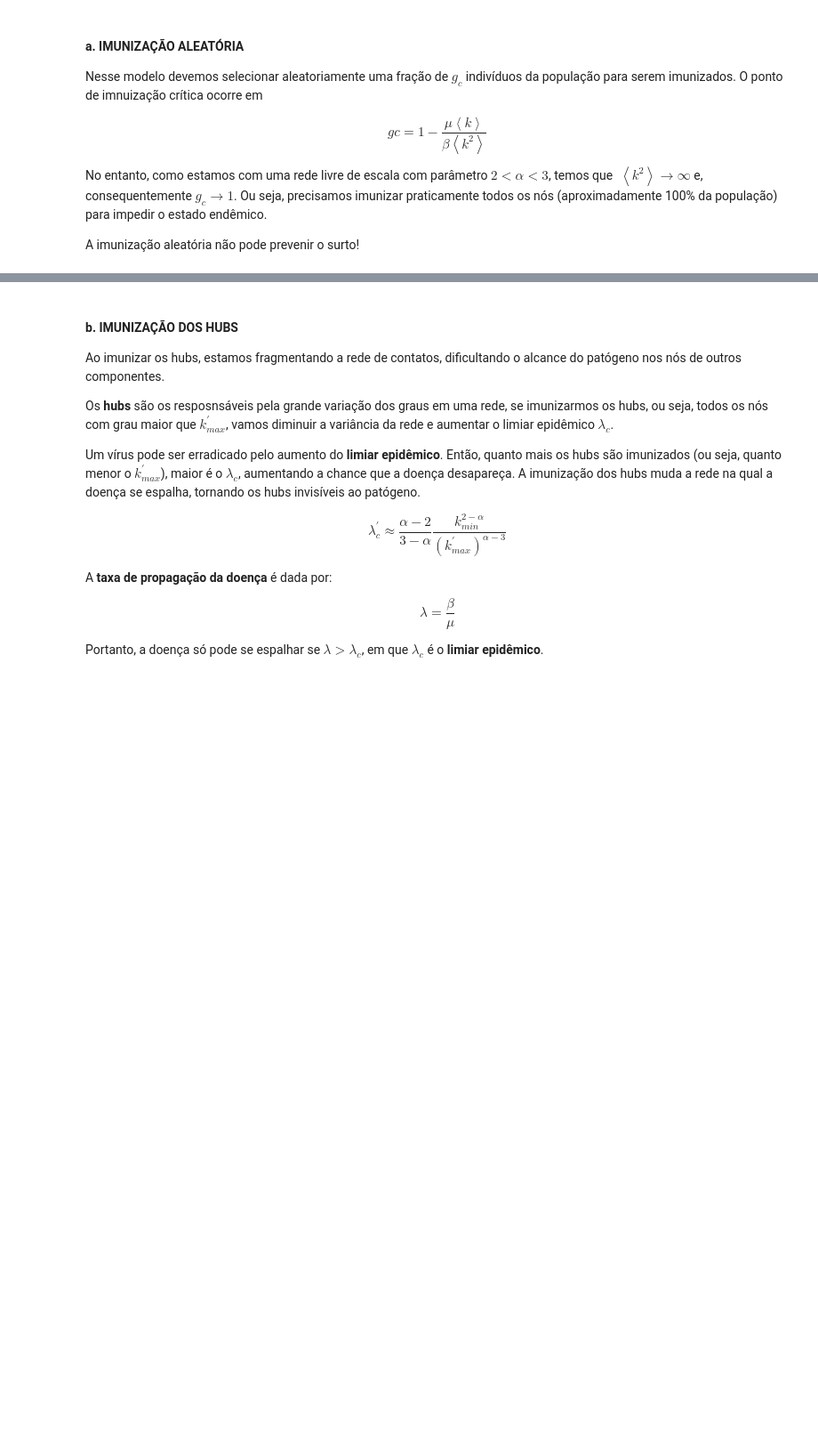
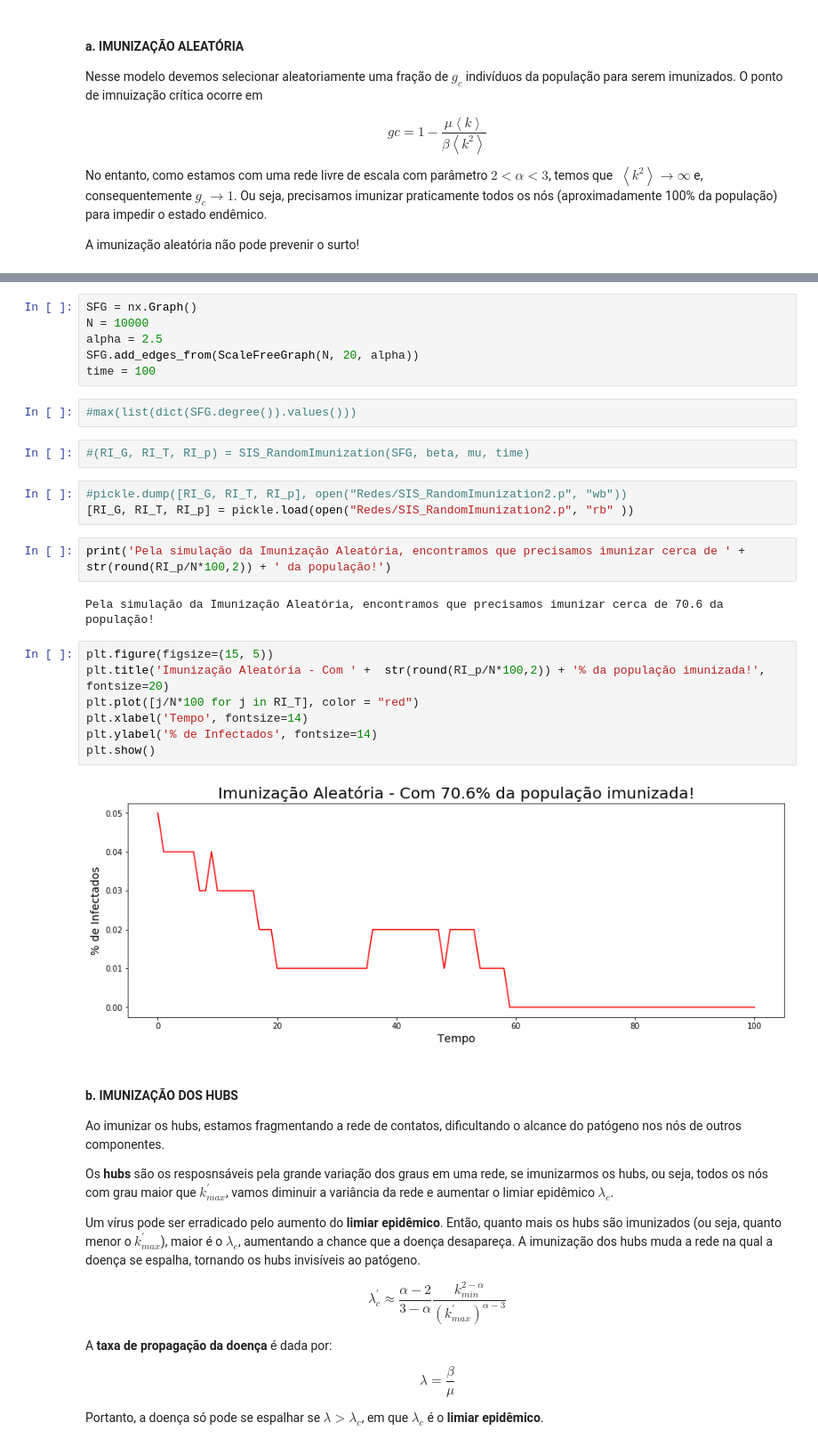
Before and after one commit to anacwagner/FGV_EMAp_Mestrado, a Jupyter notebook: Redes-Complexas-2019/Trabalho Redes - Respostas.ipynb, the cells around one changed output, grey strips where cells are left out. Shown at 89% size. Drawn from its saved outputs; the diff is of its cells as text; blank space fills up the shorter version.

```diff
--- a/Redes-Complexas-2019/Trabalho Redes - Respostas.ipynb
+++ b/Redes-Complexas-2019/Trabalho Redes - Respostas.ipynb
@@ -672,3 +718,29 @@ Como gc = 0.964051970050943, então temos que aproximadamente 96.41% da populaç
+# %%
+SFG = nx.Graph()
+N = 10000
+alpha = 2.5
+SFG.add_edges_from(ScaleFreeGraph(N, 20, alpha))
+time = 100
+# %%
+#max(list(dict(SFG.degree()).values()))
+# %%
+#(RI_G, RI_T, RI_p) = SIS_RandomImunization(SFG, beta, mu, time)
+# %%
+#pickle.dump([RI_G, RI_T, RI_p], open("Redes/SIS_RandomImunization2.p", "wb"))
+[RI_G, RI_T, RI_p] = pickle.load(open("Redes/SIS_RandomImunization2.p", "rb" ))
+# %%
+print('Pela simulação da Imunização Aleatória, encontramos que precisamos imunizar cerca de ' + str(round(RI_p/N*100,2)) + ' da população!')
+# %% [output]
+Pela simulação da Imunização Aleatória, encontramos que precisamos imunizar cerca de 70.6 da população!
+# %%
+plt.figure(figsize=(15, 5))
+plt.title('Imunização Aleatória - Com ' +  str(round(RI_p/N*100,2)) + '% da população imunizada!', fontsize=20)
+plt.plot([j/N*100 for j in RI_T], color = "red")
+plt.xlabel('Tempo', fontsize=14)
+plt.ylabel('% de Infectados', fontsize=14)
+plt.show()
+# %% [output]
+[figure, added]
 # %% [markdown]
 #### b. IMUNIZAÇÃO DOS HUBS
 
```
Also changed, not shown: parts of 17 cells of this notebook.
